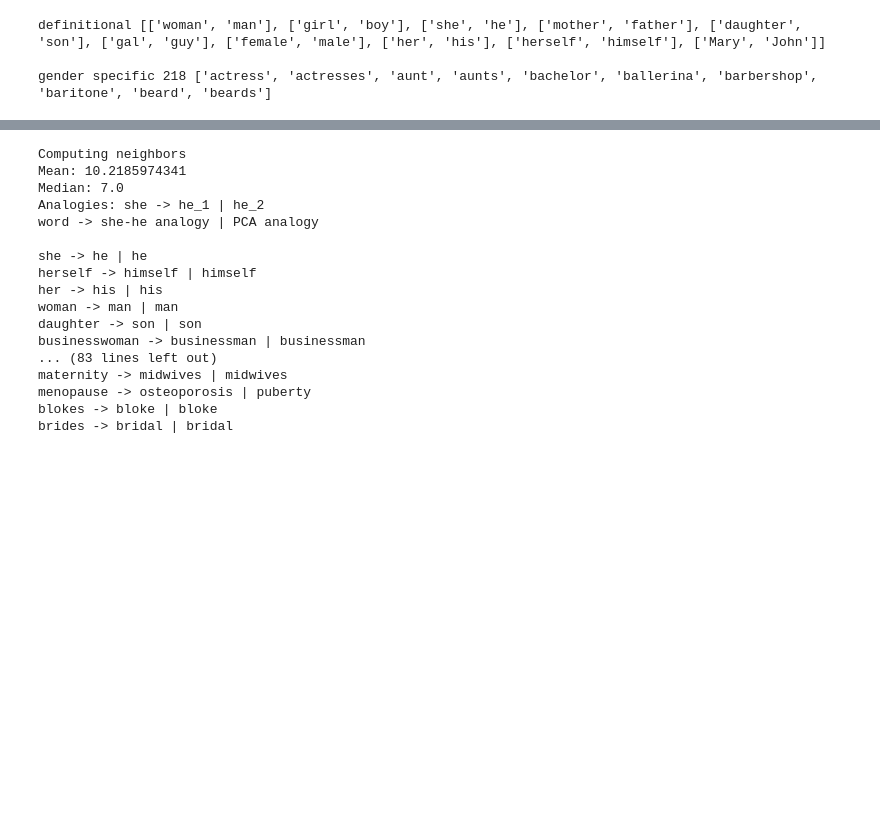
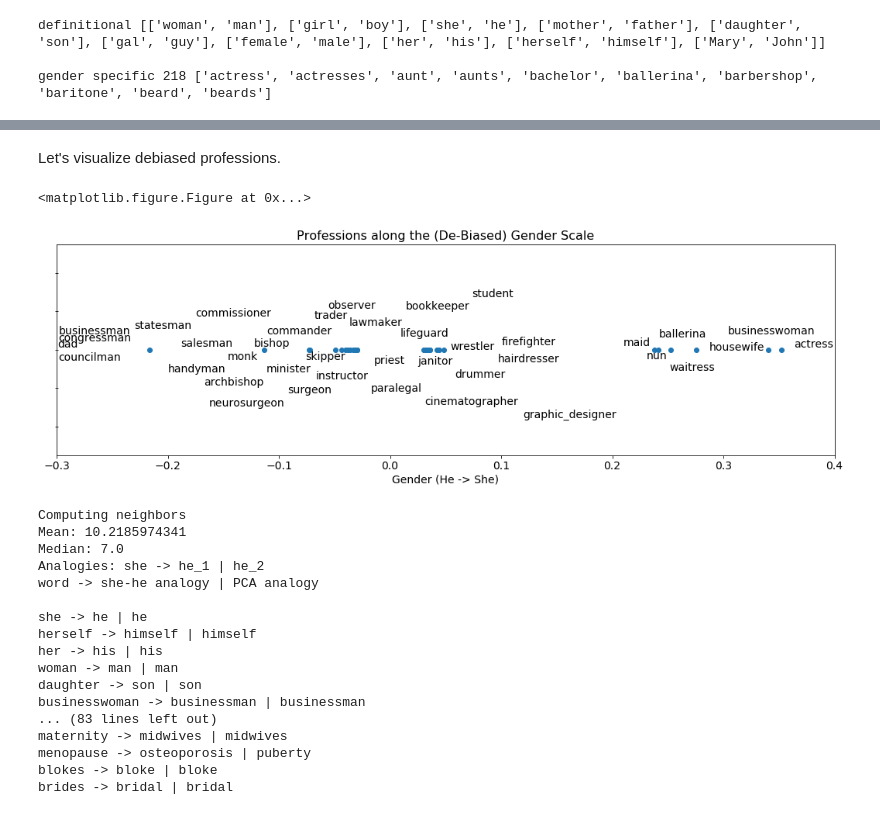
Before and after one commit to srijansood/debias-word-embeddings, a Jupyter notebook: Gender_Bias.ipynb, the cells around one changed output, grey strips where cells are left out. Cells and saved outputs as stored; diff of their text form; code cells hidden in the pictures; blank space fills up the shorter version.

```diff
--- a/Gender_Bias.ipynb
+++ b/Gender_Bias.ipynb
@@ -297,3 +259,28 @@ she-he: (0.4121084, 'businesswoman') | 10-pair: (0.43325207, 'businesswoman')
+# %% [markdown]
+Let's visualize debiased professions.
+# %%
+from adjustText import adjust_text
+
+y = np.zeros(len(points))
+fig, ax = plt.subplots()
+ax.set_title('Professions along the (De-Biased) Gender Scale', fontsize=16)
+fig.set_size_inches(18, 5)
+ax.set_xlim([-.3,.4])
+ax.set_xlabel("Gender (He -> She)", fontsize=14)
+ax.plot(points, y, 'o')
+plt.tick_params(axis='y', which='both', direction='inout', labelleft='off')
+plt.rcParams.update({'font.size': 14})
+
+texts = []
+for x, y, s in zip(points, y, names):
+    texts.append(plt.text(x, y, s))
+
+adjust_text(texts)
+plt.show()
+plt.savefig("gender_debias_profession.png", dpi=600)
+# %% [output]
+<matplotlib.figure.Figure at 0x...>
+[figure, added]
 # %%
 debiased_a_ = em_d.best_analogies_dist_thresh(gender_)
 debiased_a = em_d.best_analogies_dist_thresh(gender)
```
Also changed, not shown: parts of 7 cells of this notebook, 4 other files.
